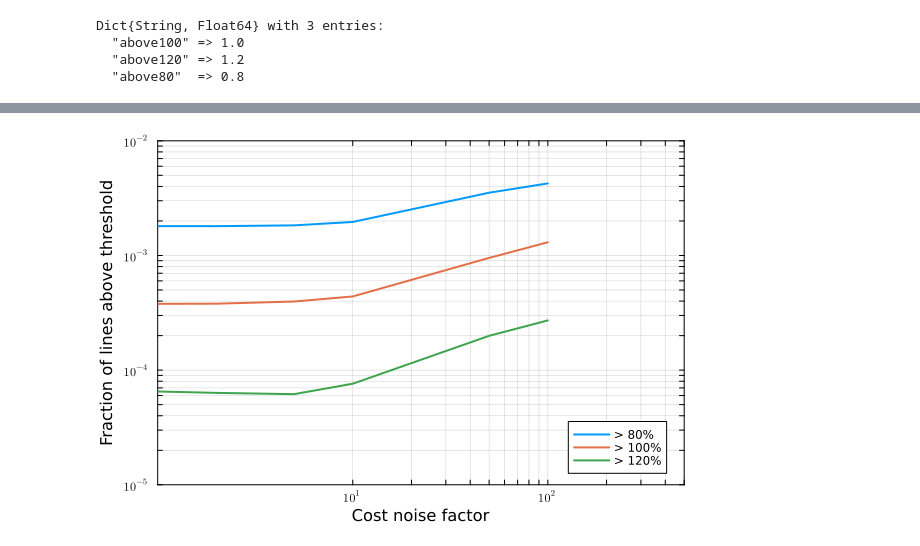
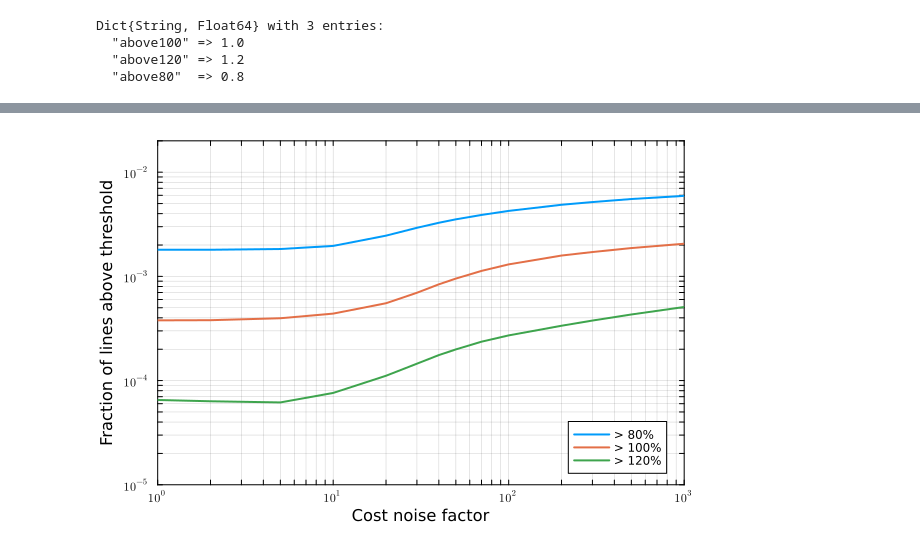
Before and after one commit to GeeeHesso/PowerData, a Jupyter notebook: run/TOPF_noise_comparison.ipynb, the cells around one changed output, grey strips where cells are left out. Cells and saved outputs as stored; diff of their text form; code cells hidden in the pictures.

```diff
--- a/run/TOPF_noise_comparison.ipynb
+++ b/run/TOPF_noise_comparison.ipynb
@@ -148,12 +167,12 @@ plot!()
 # %%
 plot(line_rate_thresholds.noise[2:end], line_rate_thresholds.above80[2:end], label = "> 80%", linewidth=2, framestyle=:box,
-    xlims=(1, 500), x_ticks = log_ticks(1, 3), xscale=:log10,
-    ylims=(1e-5, 1e-2), y_ticks = log_ticks(-5, -2), yscale=:log10,
+    xlims=(1, 1000), x_ticks = log_ticks(0, 3), xscale=:log10,
+    ylims=(1e-5, 2e-2), y_ticks = log_ticks(-5, -2), yscale=:log10,
     xlabel="Cost noise factor", ylabel="Fraction of lines above threshold",
     legend=:bottomright)
 plot!(line_rate_thresholds.noise[2:end], line_rate_thresholds.above100[2:end], label = "> 100%", linewidth=2)
 plot!(line_rate_thresholds.noise[2:end], line_rate_thresholds.above120[2:end], label = "> 120%", linewidth=2)
 savefig("figures/line_rate_thresholds.pdf")
 plot!()
 # %% [output]
-[figure, old version]
+[figure, new version]
```
Also changed, not shown: parts of 12 cells of this notebook, 3 other files.
